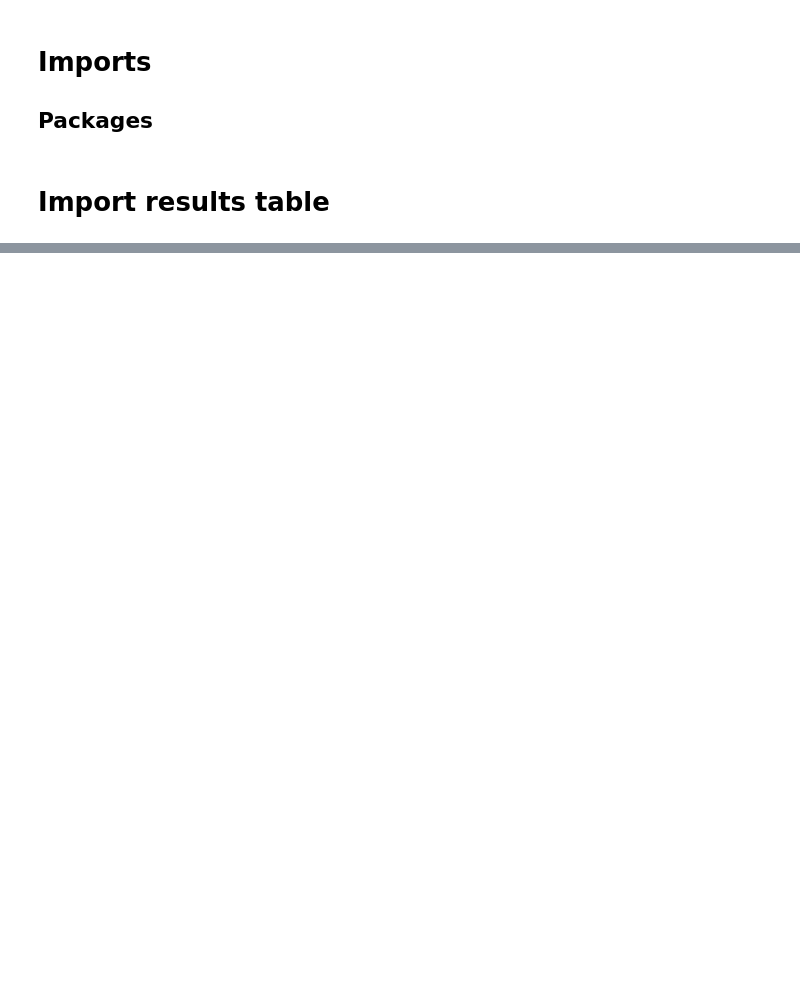
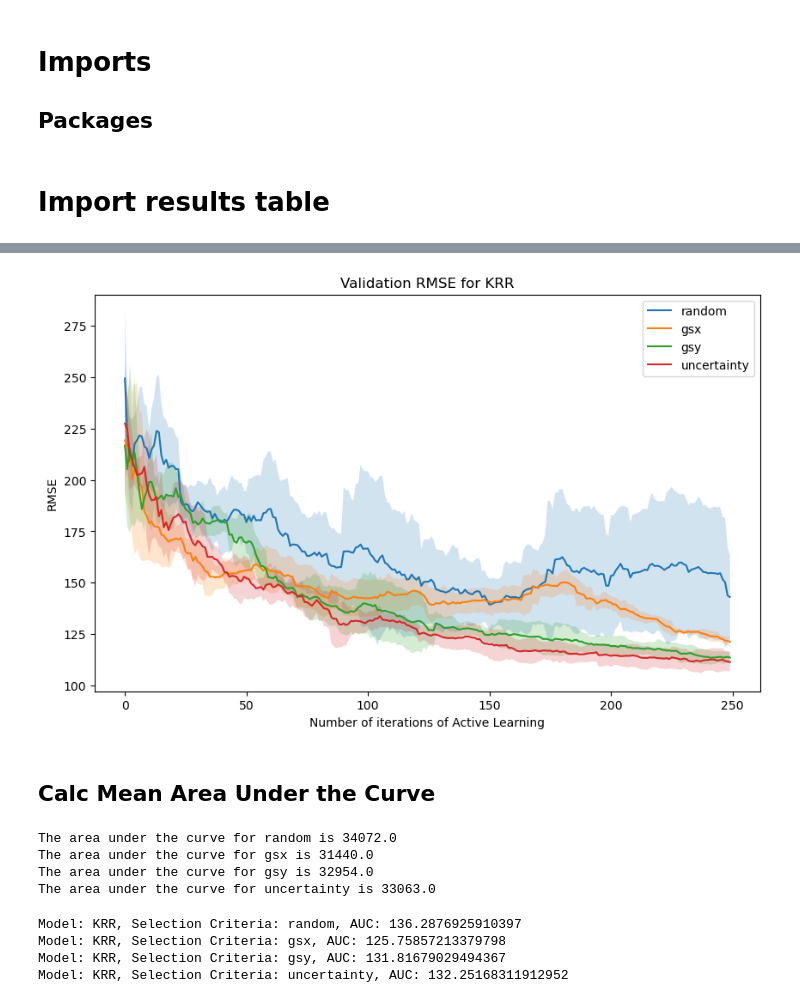
Before and after one commit to thegitrogmonster/Zamberger_thesis_AL2024, a Jupyter notebook: 04_Active_Learning/04_al_results_visualization.ipynb, the cells around one changed output, grey strips where cells are left out. Saved outputs shown, nothing was run; the diff lists cells and outputs as text; code cells hidden in the pictures; blank space fills up the shorter version.

```diff
--- a/04_Active_Learning/04_al_results_visualization.ipynb
+++ b/04_Active_Learning/04_al_results_visualization.ipynb
@@ -220,0 +338,41 @@ AUC for uncertainty is: 162.9247137271141
+# %%
+model_name = "KRR"
+filepath = FIGURE_PATH + "val_rmse_krr.png"
+sep_res_val = _seperate_results_val(data_krr, model_name = model_name)
+plot = _plot_rmse(sep_res_val, model_name = model_name, title = f"Validation RMSE for {model_name}", filepath = filepath)
+# %% [output]
+[figure, added]
+# %% [markdown]
+## Calc Mean Area Under the Curve
+# %%
+# the are under the curve is the area between the curve and the x-axis
+# here we calculate the area under the curve for both the validation and test RMSE
+# the mean(rmse) can be calculated as the mean(rmse) for each learning step and selection criteria
+# the mean area can be calculated as the sum of the mean(rmse)
+
+# for each iteration step
+for sel_crit, rmse in enumerate(test_rmse):
+    # calculate the mean rmse
+    rmse_mean_per_iteration = rmse.mean(axis=1) #axis = 1 -> row wise
+    # calculate the area under the curve
+    auc = sum(rmse_mean_per_iteration).__round__(0)
+    print(f"The area under the curve for {selection_criteria[sel_crit]['crit_name']} is {auc}")
+
+    # for each selection criteria
+# %% [output]
+The area under the curve for random is 34072.0
+The area under the curve for gsx is 31440.0
+The area under the curve for gsy is 32954.0
+The area under the curve for uncertainty is 33063.0
+# %%
+for i, rmse in enumerate(test_rmse):
+    aucs = []
+    # calculate the AUC for each selection criteria by taking the mean of the RMSE for learning step
+    for rmse in test_rmse:
+        aucs.append(np.mean(rmse.mean(axis=1)))
+    print(f"Model: {model_name}, Selection Criteria: {selection_criteria[i]['crit_name']}, AUC: {aucs[i]}")
+# %% [output]
+Model: KRR, Selection Criteria: random, AUC: 136.2876925910397
+Model: KRR, Selection Criteria: gsx, AUC: 125.75857213379798
+Model: KRR, Selection Criteria: gsy, AUC: 131.81679029494367
+Model: KRR, Selection Criteria: uncertainty, AUC: 132.25168311912952
```
Also changed, not shown: parts of 33 cells of this notebook.
